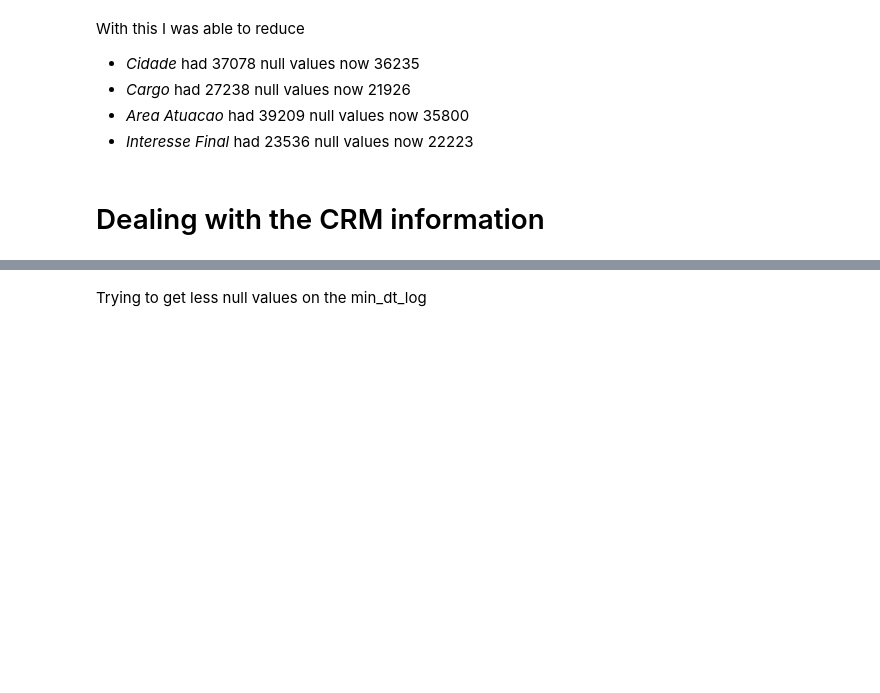
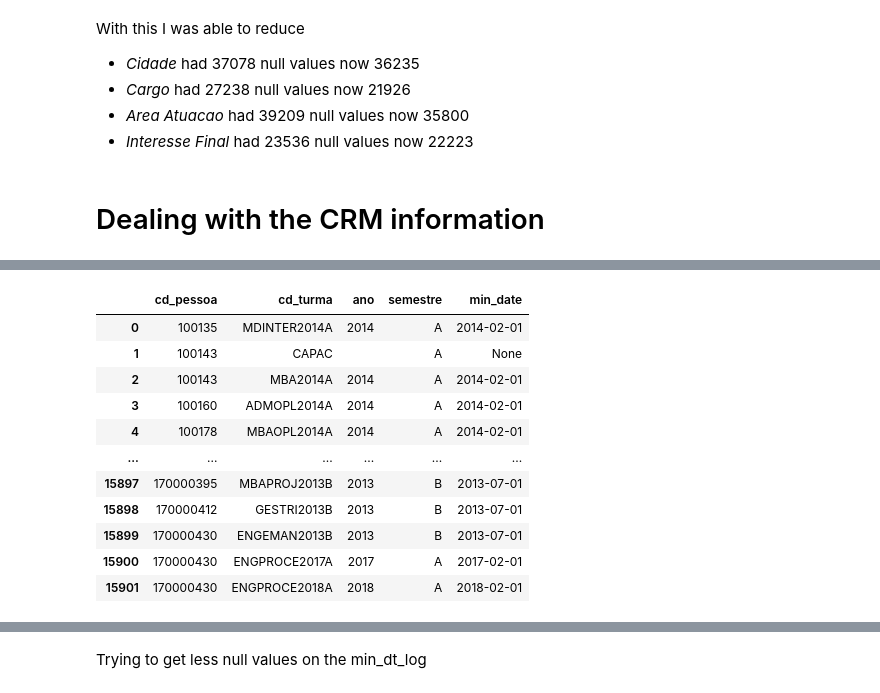
Before and after one commit to anaaristow/sustentare_analytics, a Jupyter notebook: eda_etl/extracting.ipynb, the cells around one changed output, grey strips where cells are left out. Saved outputs shown, nothing was run; the diff lists cells and outputs as text; code cells hidden in the pictures; blank space fills up the shorter version.

```diff
--- a/eda_etl/extracting.ipynb
+++ b/eda_etl/extracting.ipynb
@@ -261,0 +413,80 @@ info_student_unimestre.shape
+# %%
+def first_cd_turma_for_students(connection):
+
+    """
+    Performs a SQL query to retrieve information about the first 'cd_turma' for students
+    from the 'unimestre.view_matriculas' table. Calculates the 'ano' and 'semestre' based on the
+    'cd_turma' column and determines the minimum date associated with each 'cd_pessoa', 'cd_turma', 'ano',
+    and 'semestre' combination. The result is returned as a Pandas DataFrame.
+
+    Returns:
+    - df (DataFrame): A DataFrame containing information about the first 'cd_turma' for students.
+
+    """
+
+    if connection is None:
+        return "Connection to database failed."
+
+    cursor = connection.cursor()
+    cursor.execute("SHOW TABLES")
+    tables = cursor.fetchall()
+
+    query = f'''SELECT
+    m.cd_pessoa,
+    m.cd_turma,
+    SUBSTRING(m.cd_turma, LOCATE('20', m.cd_turma), 4) AS ano,
+    SUBSTRING(m.cd_turma, LOCATE('20', m.cd_turma) + 4, 1) AS semestre,
+    MIN(
+        CASE
+            WHEN SUBSTRING(m.cd_turma, LOCATE('20', m.cd_turma) + 4, 1) = 'A' THEN DATE_FORMAT(CONCAT(SUBSTRING(m.cd_turma, LOCATE('20', m.cd_turma), 4), '-02-01'), '%Y-%m-%d')
+            WHEN SUBSTRING(m.cd_turma, LOCATE('20', m.cd_turma) + 4, 1) = 'B' THEN DATE_FORMAT(CONCAT(SUBSTRING(m.cd_turma, LOCATE('20', m.cd_turma), 4), '-07-01'), '%Y-%m-%d')
+            ELSE NULL
+        END
+    ) AS min_date
+FROM
+    unimestre.view_matriculas AS m
+GROUP BY
+    m.cd_pessoa, m.cd_turma, ano, semestre
+LIMIT 100000;
+
+# Counting the number of unique cd_pessoa with NULL in min_formatted_date.
+SELECT
+    COUNT(CASE WHEN min_date IS NULL THEN 1 ELSE NULL END) AS null_min_date_count
+FROM (
+    SELECT
+        m.cd_pessoa,
+        MIN(
+            CASE
+                WHEN SUBSTRING(m.cd_turma, LOCATE('20', m.cd_turma) + 4, 1) = 'A' THEN DATE_FORMAT(CONCAT(SUBSTRING(m.cd_turma, LOCATE('20', m.cd_turma), 4), '-02-01'), '%Y-%m-%d')
+                WHEN SUBSTRING(m.cd_turma, LOCATE('20', m.cd_turma) + 4, 1) = 'B' THEN DATE_FORMAT(CONCAT(SUBSTRING(m.cd_turma, LOCATE('20', m.cd_turma), 4), '-07-01'), '%Y-%m-%d')
+                ELSE NULL
+            END
+        ) AS min_date
+    FROM
+        unimestre.view_matriculas AS m
+    GROUP BY
+        m.cd_pessoa
+) AS subquery
+LIMIT 10;
+
+'''
+    df = pd.read_sql(query, connection)
+
+    cursor.close()
+
+    return df
+
+first_cd_turma_student = first_cd_turma_for_students(db_connection)
+# %% [output]
+|  | cd_pessoa | cd_turma | ano | semestre | min_date |
+| 0 | 100135 | MDINTER2014A | 2014 | A | 2014-02-01 |
+| 1 | 100143 | CAPAC |  | A | None |
+| 2 | 100143 | MBA2014A | 2014 | A | 2014-02-01 |
+| 3 | 100160 | ADMOPL2014A | 2014 | A | 2014-02-01 |
+| 4 | 100178 | MBAOPL2014A | 2014 | A | 2014-02-01 |
+| ... | ... | ... | ... | ... | ... |
+| 15897 | 170000395 | MBAPROJ2013B | 2013 | B | 2013-07-01 |
+| 15898 | 170000412 | GESTRI2013B | 2013 | B | 2013-07-01 |
+| 15899 | 170000430 | ENGEMAN2013B | 2013 | B | 2013-07-01 |
+| 15900 | 170000430 | ENGPROCE2017A | 2017 | A | 2017-02-01 |
+| 15901 | 170000430 | ENGPROCE2018A | 2018 | A | 2018-02-01 |
```
Also changed, not shown: parts of 33 cells of this notebook.
